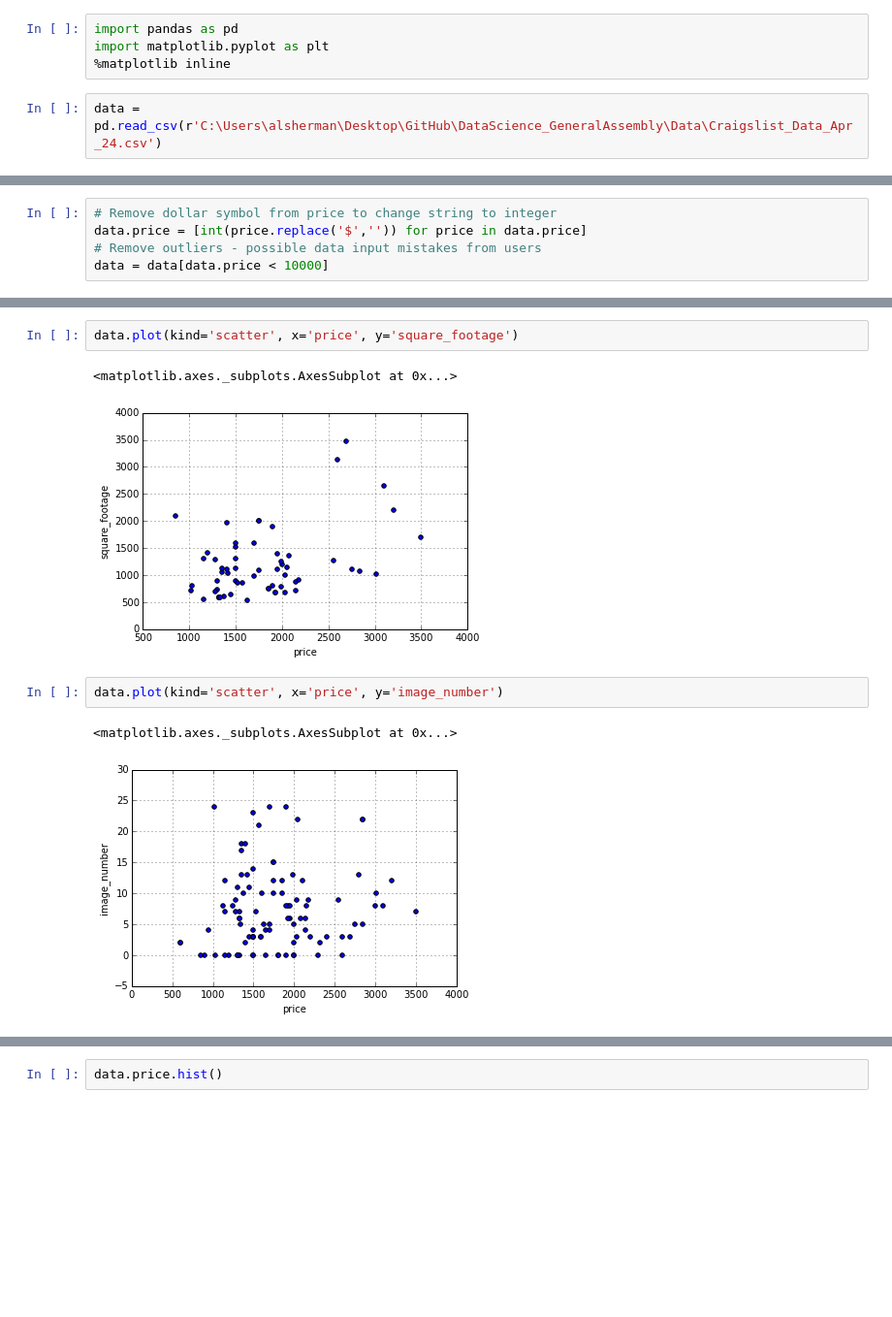
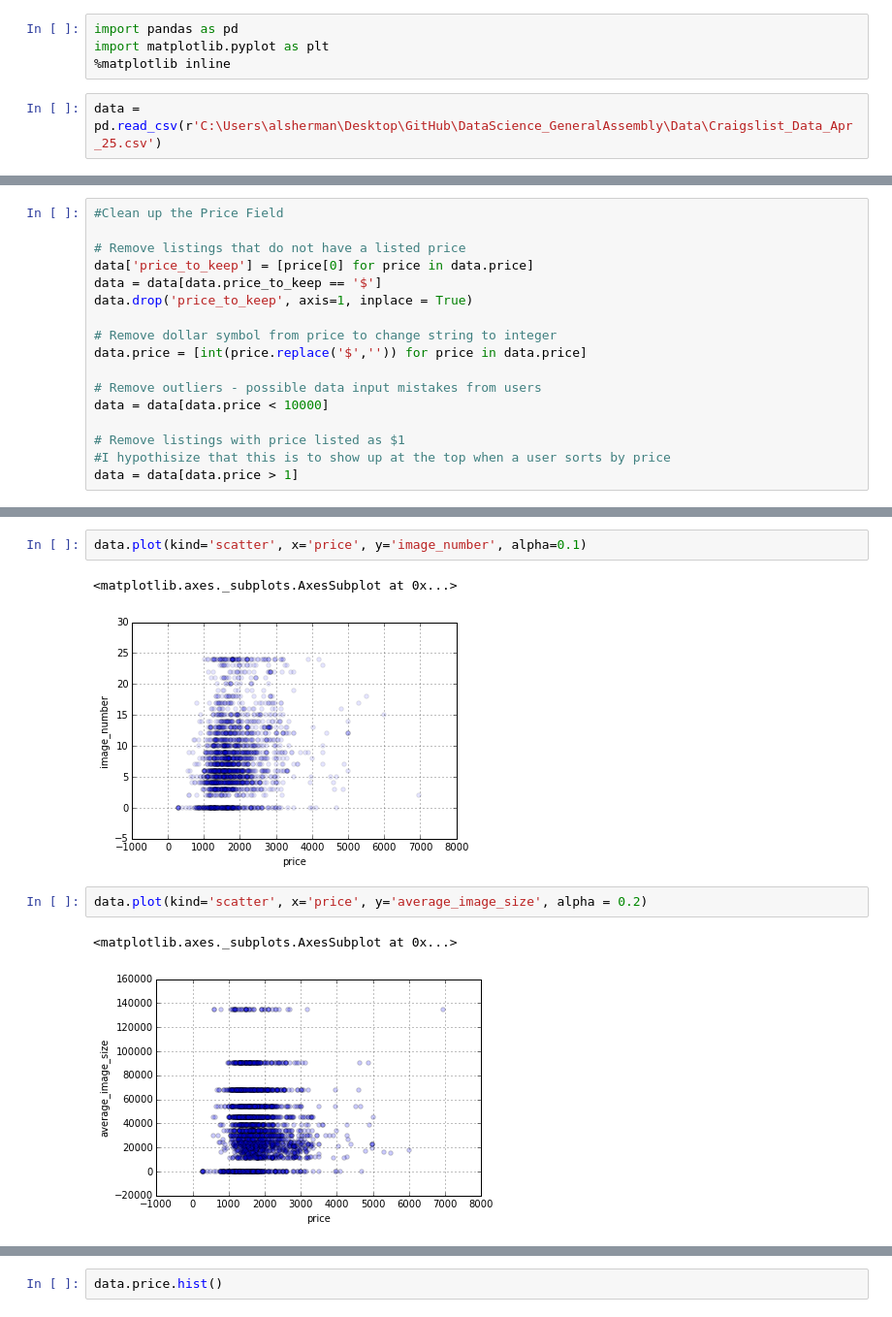
Before and after one commit to Alexjmsherman/General_Assembly_Final_Project, a Jupyter notebook: Final_Project/Craigslist-Data Exploration.ipynb, the cells around one changed output, grey strips where cells are left out. Shown: that part at 97% size. Drawn from its saved outputs; the diff is of its cells as text; blank space fills up the shorter version.

Commit message:
Update average picture size metric from data exploration analysis

```diff
--- a/Final_Project/Craigslist-Data Exploration.ipynb
+++ b/Final_Project/Craigslist-Data Exploration.ipynb
@@ -3,4 +3,4 @@ import pandas as pd
 import matplotlib.pyplot as plt
 %matplotlib inline
 # %%
-data = pd.read_csv(r'C:\Users\alsherman\Desktop\GitHub\DataScience_GeneralAssembly\Data\Craigslist_Data_Apr_24.csv')
+data = pd.read_csv(r'C:\Users\alsherman\Desktop\GitHub\DataScience_GeneralAssembly\Data\Craigslist_Data_Apr_25.csv')
@@ -34,6 +19,18 @@ data[0:1]
 # %%
+#Clean up the Price Field
+
+# Remove listings that do not have a listed price
+data['price_to_keep'] = [price[0] for price in data.price]
+data = data[data.price_to_keep == '$']
+data.drop('price_to_keep', axis=1, inplace = True)
+
 # Remove dollar symbol from price to change string to integer
 data.price = [int(price.replace('$','')) for price in data.price]
+
 # Remove outliers - possible data input mistakes from users
 data = data[data.price < 10000]
+
+# Remove listings with price listed as $1
+#I hypothisize that this is to show up at the top when a user sorts by price
+data = data[data.price > 1]
 # %% [output]
@@ -63,11 +52,11 @@ array([[<matplotlib.axes._subplots.AxesSubplot object at 0x...>,
 # %%
-data.plot(kind='scatter', x='price', y='square_footage')
+data.plot(kind='scatter', x='price', y='image_number', alpha=0.1)
 # %% [output]
 <matplotlib.axes._subplots.AxesSubplot at 0x...>
-[figure, old version]
+[figure, new version]
 # %%
-data.plot(kind='scatter', x='price', y='image_number')
+data.plot(kind='scatter', x='price', y='average_image_size', alpha = 0.2)
 # %% [output]
 <matplotlib.axes._subplots.AxesSubplot at 0x...>
-[figure, old version]
+[figure, new version]
 # %%
```
Also changed, not shown: parts of 13 cells of this notebook, 2 other files.
